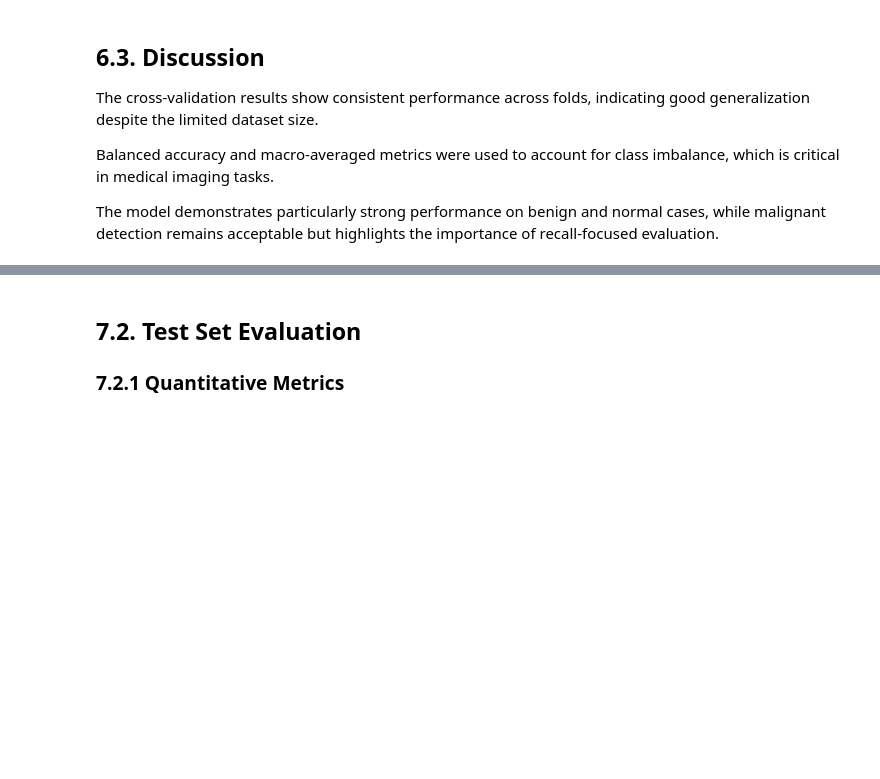
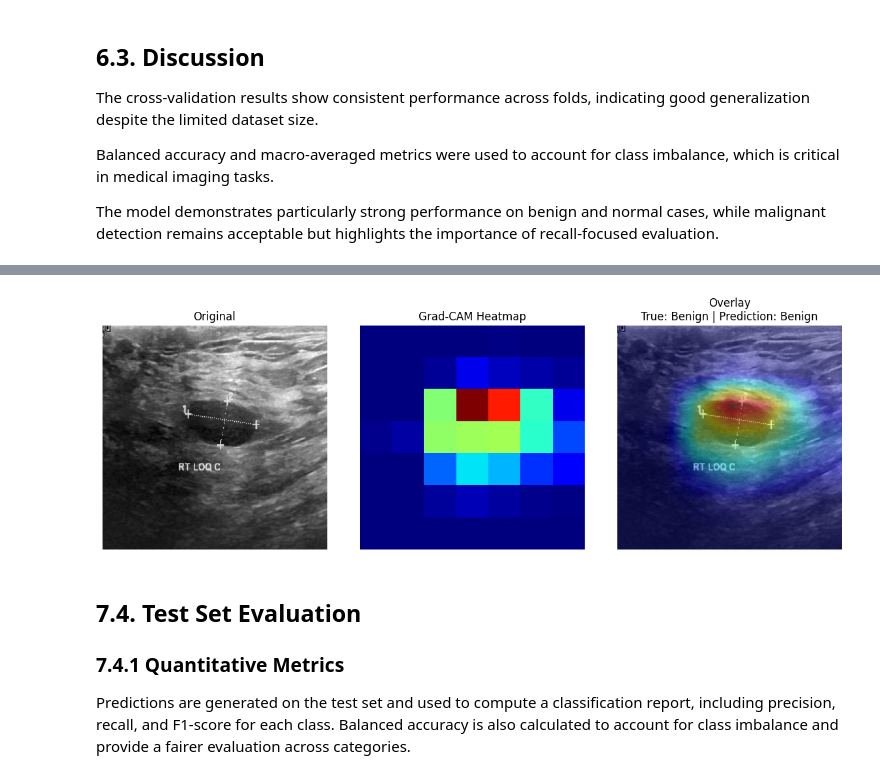
Before and after one commit to MeriemAfafHaddou/breast-cancer-classification, a Jupyter notebook: breast_cancer_classification.ipynb, the cells around one changed output, grey strips where cells are left out. Saved outputs shown, nothing was run; the diff lists cells and outputs as text; code cells hidden in the pictures; blank space fills up the shorter version.

Commit message:
Add XAI Grad-CAM to explain the model prediction

```diff
--- a/breast_cancer_classification.ipynb
+++ b/breast_cancer_classification.ipynb
@@ -313,6 +329,46 @@ test_metrics = model.evaluate(
+# %%
+import cv2
+from src.model_development import overlay_gradcam
+
+idx = 4
+img = X_test[idx]
+true_label = y_test[idx]
+
+prediction = model.predict(np.expand_dims(img, axis=0), verbose=0)
+pred_label = np.argmax(prediction)
+
+
+last_conv_layer_name = "conv5_block3_out"
+heatmap = make_gradcam_heatmap(img, model, last_conv_layer_name)
+
+overlay = overlay_gradcam(img, heatmap)
+
+
+plt.figure(figsize=(12,4))
+
+plt.subplot(1,3,1)
+plt.imshow(img)
+plt.title("Original")
+plt.axis("off")
+
+plt.subplot(1,3,2)
+plt.imshow(heatmap, cmap="jet")
+plt.title("Grad-CAM Heatmap")
+plt.axis("off")
+
+plt.subplot(1,3,3)
+plt.imshow(cv2.cvtColor(overlay, cv2.COLOR_BGR2RGB))
+plt.title(f"Overlay\nTrue: {classes[true_label]} | Prediction: {classes[pred_label]}")
+plt.axis("off")
+
+plt.tight_layout()
+plt.show()
+# %% [output]
+[figure, added]
 # %% [markdown]
-## 7.2. Test Set Evaluation
-### 7.2.1 Quantitative Metrics
+## 7.4. Test Set Evaluation
+### 7.4.1 Quantitative Metrics
+Predictions are generated on the test set and used to compute a classification report, including precision, recall, and F1-score for each class. Balanced accuracy is also calculated to account for class imbalance and provide a fairer evaluation across categories.
 # %%
 from sklearn.metrics import (
     classification_report,
```
Also changed, not shown: parts of 17 cells of this notebook, 2 other files.
